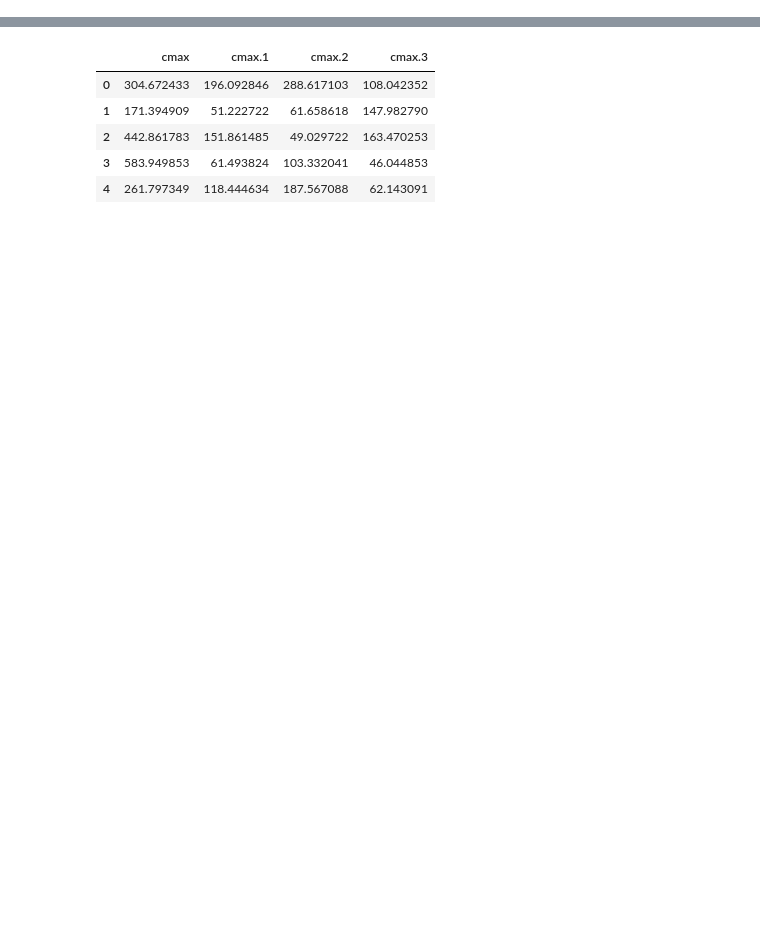
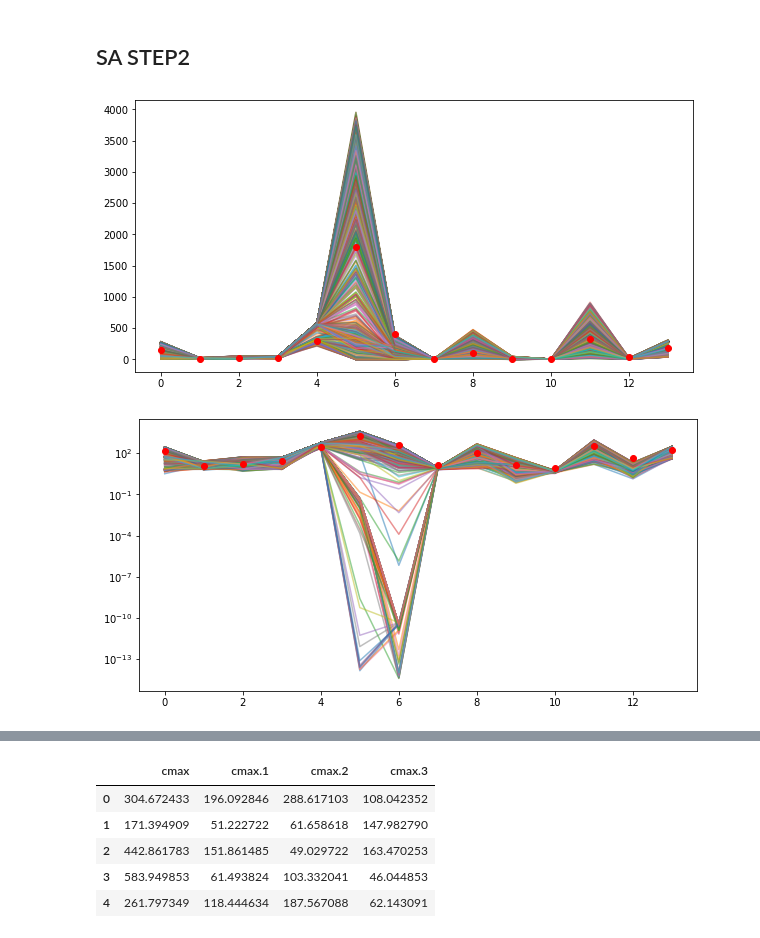
Before and after one commit to whrc/MADS-TEM-calibration, a Jupyter notebook: Calibration_Figures_Elchin.ipynb, the cells around one changed output, grey strips where cells are left out. Cells and saved outputs as stored; diff of their text form; code cells hidden in the pictures; blank space fills up the shorter version.

```diff
--- a/Calibration_Figures_Elchin.ipynb
+++ b/Calibration_Figures_Elchin.ipynb
@@ -6 +7,15 @@ from matplotlib import pyplot as plt
 %matplotlib inline
+# %% [markdown]
+## SA STEP2
+# %%
+path='SA-MD1-STEP2_bnd/' #10% variance
+params='sample_matrix.csv'
+model='results.csv'
+df_model = pd.read_csv(path+model,header=None)
+df_param = pd.read_csv(path+params)
+# %%
+ut.spaghetti_match_plot(df_model)
+ut.spaghetti_match_plot(df_model,logy=True)
+# %% [output]
+[figure, added]
+[figure, added]
```
Also changed, not shown: parts of 34 cells of this notebook, 12 other files.
